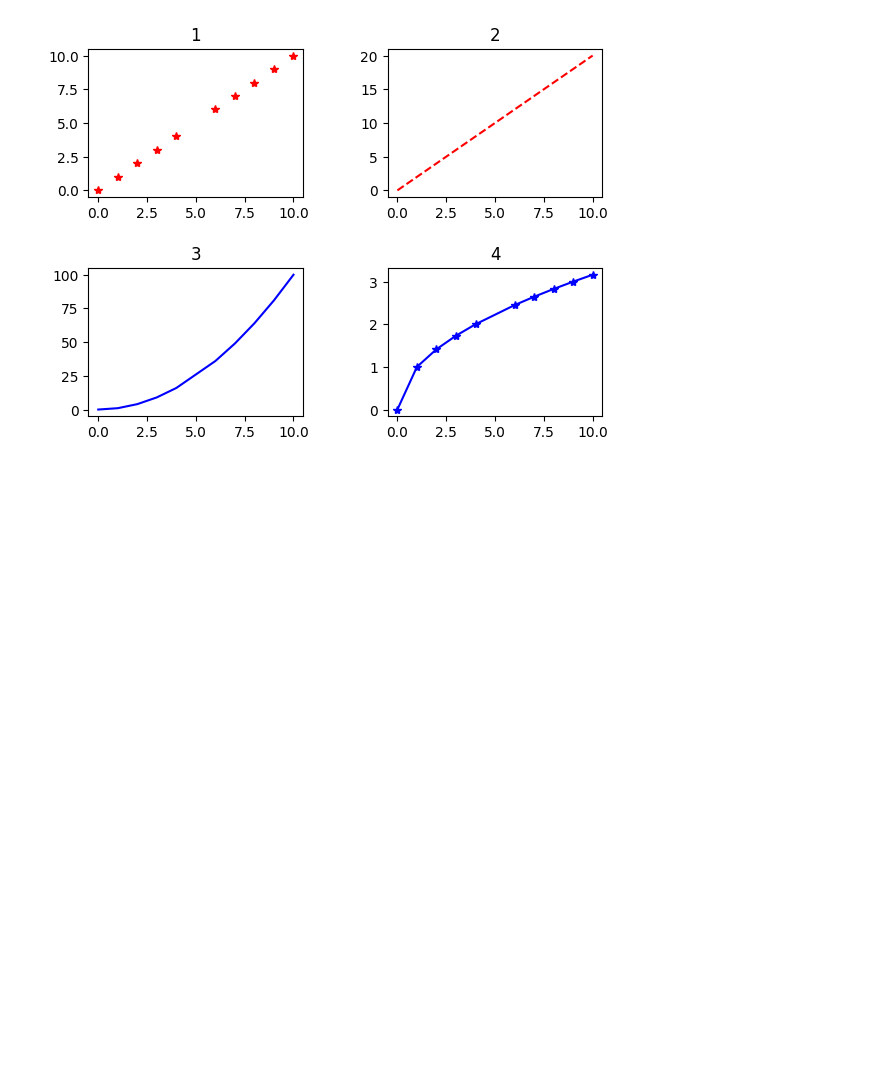
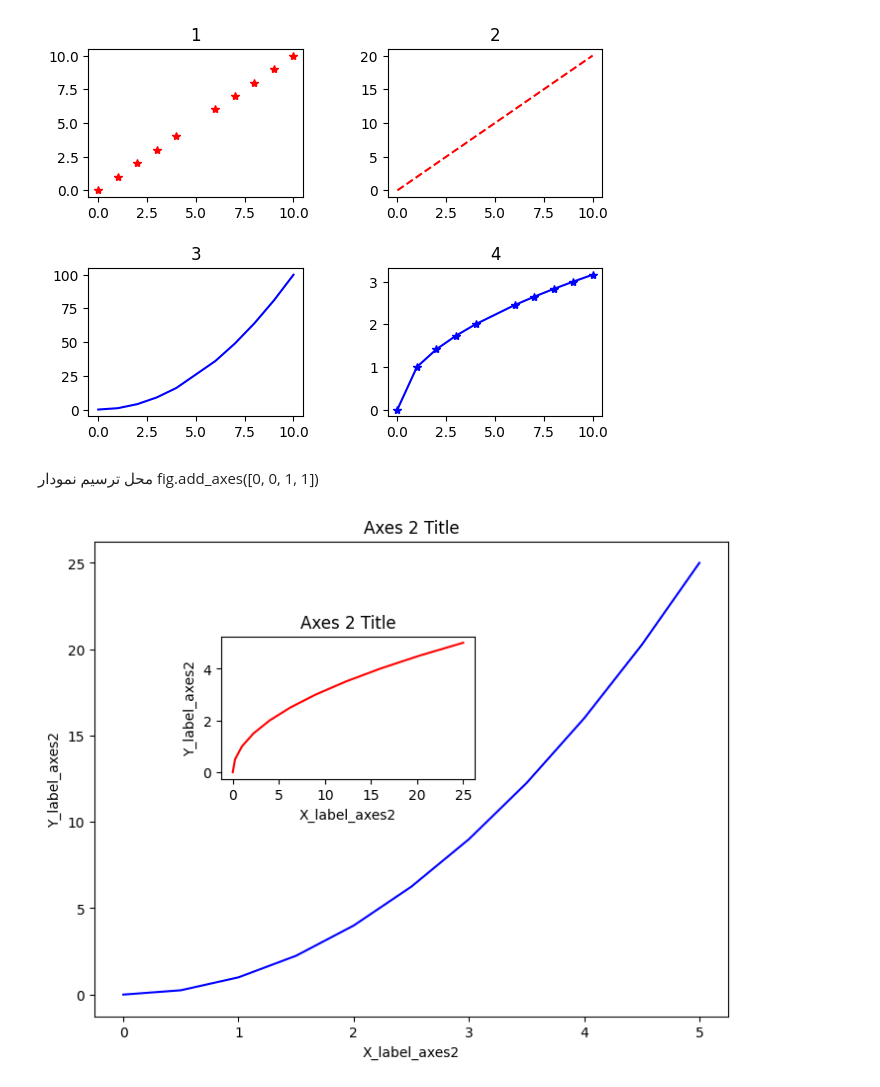
Before and after one commit to rezavar/DataScience, a Jupyter notebook: w05/plt.ipynb, the cells around one changed output. Cells and saved outputs as stored; diff of their text form; code cells hidden in the pictures; blank space fills up the shorter version.

Commit message:
نمودار های مختلف و فایننس

```diff
--- a/w05/plt.ipynb
+++ b/w05/plt.ipynb
@@ -68,3 +72,26 @@ ax4.set_title('4')
 plt.show()
 # %% [output]
 [figure]
+# %% [markdown]
+محل ترسیم نمودار fig.add_axes([0, 0, 1, 1])
+# %%
+x = np.linspace(0, 5, 11)
+y = x ** 2
+fig = plt.figure()
+axes1 = fig.add_axes([0, 0, 1, 1]) # main axes
+axes2 = fig.add_axes([0.2, 0.5, 0.4, 0.3]) # inset axes
+
+# Larger Figure Axes 1
+axes1.plot(x, y, 'b')
+axes1.set_xlabel('X_label_axes2')
+axes1.set_ylabel('Y_label_axes2')
+axes1.set_title('Axes 2 Title')
+
+# Insert Figure Axes 2
+axes2.plot(y, x, 'r')
+axes2.set_xlabel('X_label_axes2')
+axes2.set_ylabel('Y_label_axes2')
+axes2.set_title('Axes 2 Title')
+plt.show()
+# %% [output]
+[figure, added]
```
Also changed, not shown: parts of 8 cells of this notebook, 2 other files.
